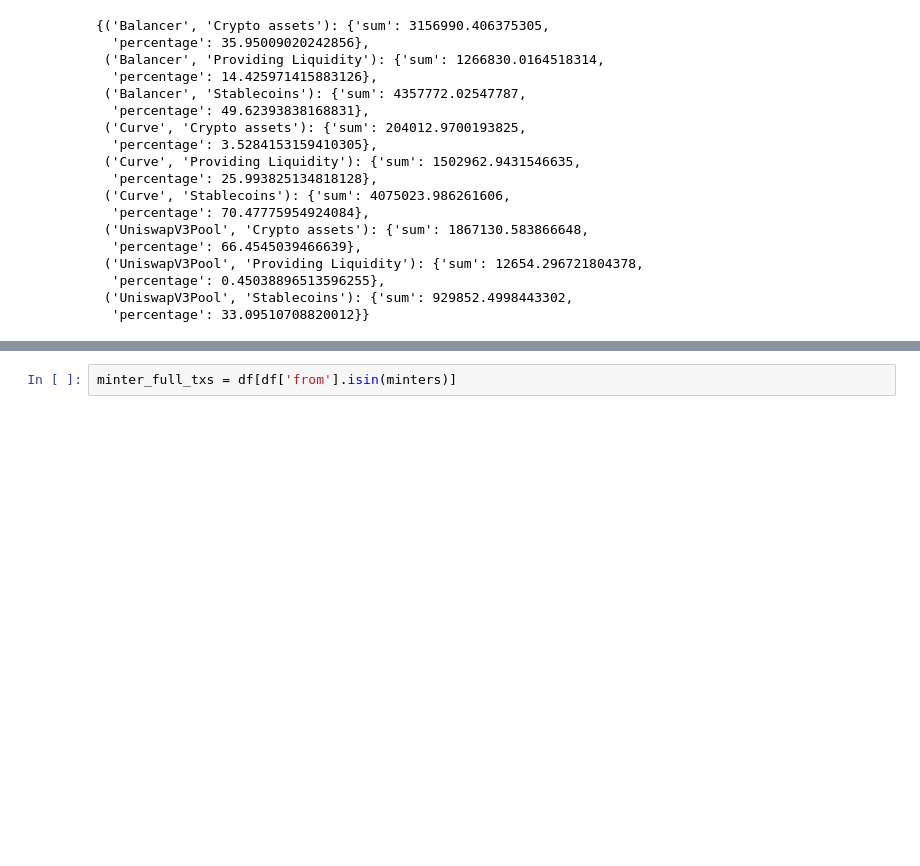
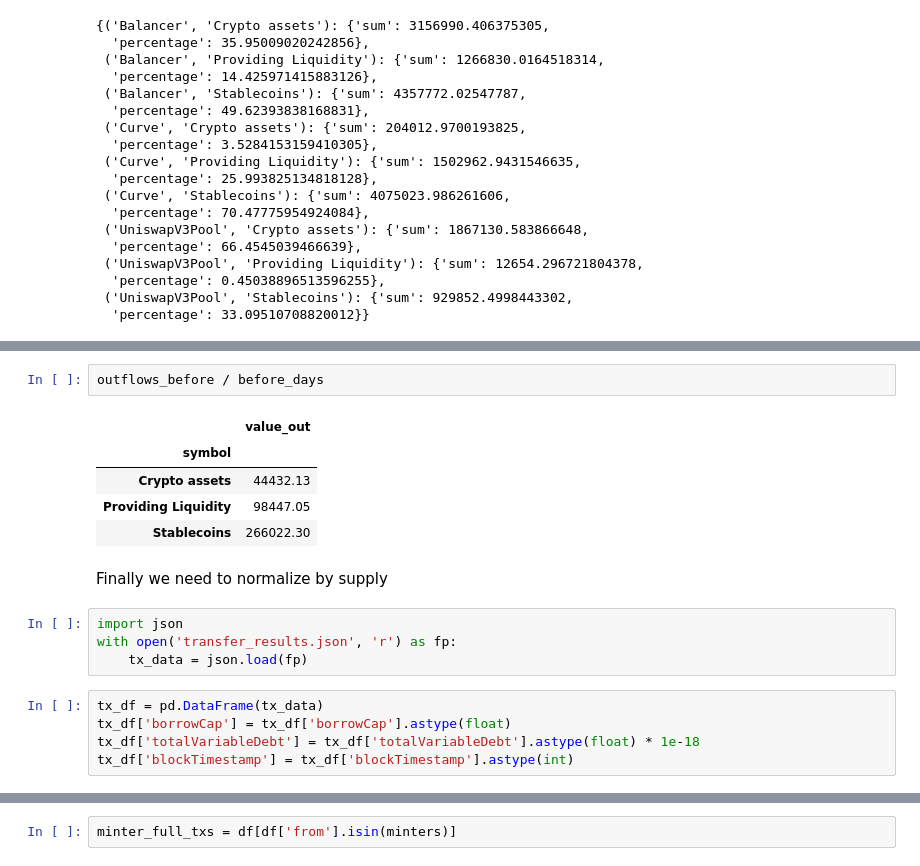
Before and after one commit to benber86/gho_users, a Jupyter notebook: Flows-Volume-Before-After.ipynb, the cells around one changed output, grey strips where cells are left out. Drawn from its saved outputs; the diff is of its cells as text; blank space fills up the shorter version.

```diff
--- a/Flows-Volume-Before-After.ipynb
+++ b/Flows-Volume-Before-After.ipynb
@@ -1014,0 +1321,19 @@ grouped.to_dict(orient='index')
+# %%
+outflows_before / before_days
+# %% [output]
+|  | value_out |
+| symbol |  |
+| Crypto assets | 44432.13 |
+| Providing Liquidity | 98447.05 |
+| Stablecoins | 266022.30 |
+# %% [markdown]
+Finally we need to normalize by supply
+# %%
+import json
+with open('transfer_results.json', 'r') as fp:
+    tx_data = json.load(fp)
+# %%
+tx_df = pd.DataFrame(tx_data)
+tx_df['borrowCap'] = tx_df['borrowCap'].astype(float)
+tx_df['totalVariableDebt'] = tx_df['totalVariableDebt'].astype(float) * 1e-18
+tx_df['blockTimestamp'] = tx_df['blockTimestamp'].astype(int)
```
Also changed, not shown: parts of 16 cells of this notebook.
